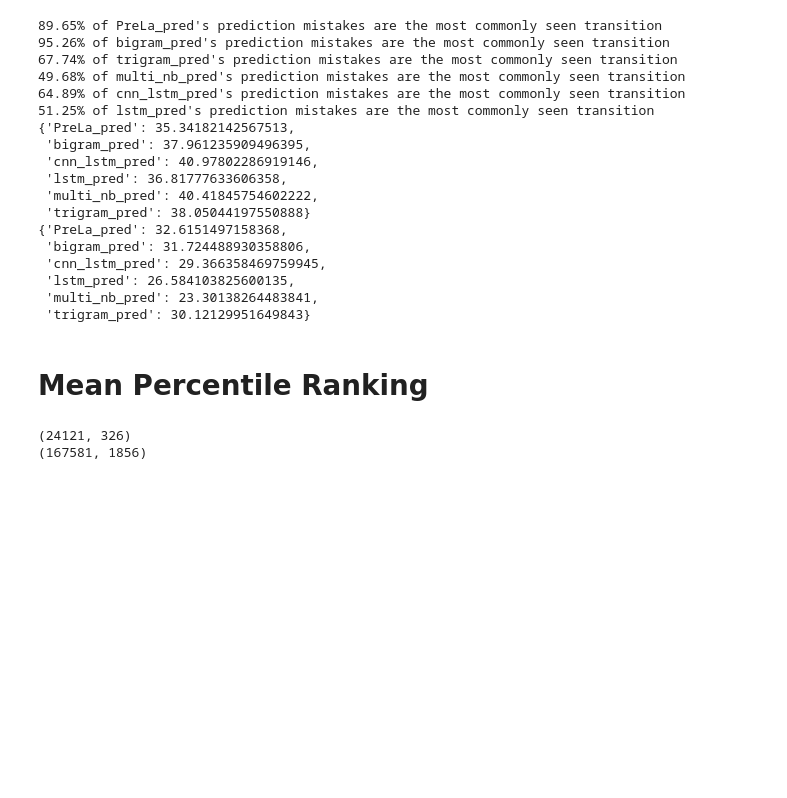
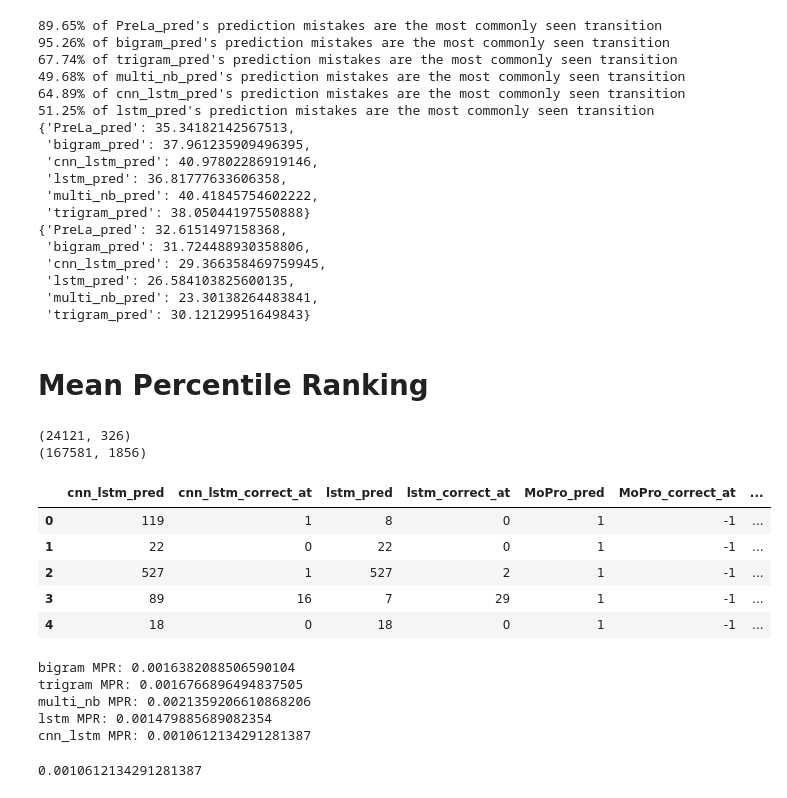
Before and after one commit to zaksoliman/career_prediction, a Jupyter notebook: notebooks/Analysis.ipynb, the cells around one changed output. Cells and saved outputs as stored; diff of their text form; code cells hidden in the pictures; blank space fills up the shorter version.

```diff
--- a/notebooks/Analysis.ipynb
+++ b/notebooks/Analysis.ipynb
@@ -667,3 +667,12 @@ print(multi_label_cnn['reduced7k'].shape)
 # %% [output]
 (24121, 326)
 (167581, 1856)
+# %%
+preds.head()
+# %% [output]
+|  | cnn_lstm_pred | cnn_lstm_correct_at | lstm_pred | lstm_correct_at | MoPro_pred | MoPro_correct_at | ... |
+| 0 | 119 | 1 | 8 | 0 | 1 | -1 | ... |
+| 1 | 22 | 0 | 22 | 0 | 1 | -1 | ... |
+| 2 | 527 | 1 | 527 | 2 | 1 | -1 | ... |
+| 3 | 89 | 16 | 7 | 29 | 1 | -1 | ... |
+| 4 | 18 | 0 | 18 | 0 | 1 | -1 | ... |
@@ -669,0 +681,14 @@ print(multi_label_cnn['reduced7k'].shape)
+# %%
+for model in ['bigram', 'trigram', 'multi_nb', 'lstm', 'cnn_lstm']:
+    print(f"{model} MPR: {mpr(preds[f'{model}_correct_at'].values)}")
+# %% [output]
+bigram MPR: 0.0016382088506590104
+trigram MPR: 0.0016766896494837505
+multi_nb MPR: 0.0021359206610868206
+lstm MPR: 0.001479885689082354
+cnn_lstm MPR: 0.0010612134291281387
+# %%
+ranks = preds['cnn_lstm_correct_at'].values
+np.sum(ranks)/(len(ranks)**2)
+# %% [output]
+0.0010612134291281387
```
Also changed, not shown: parts of 3 cells of this notebook, 1 other file.
